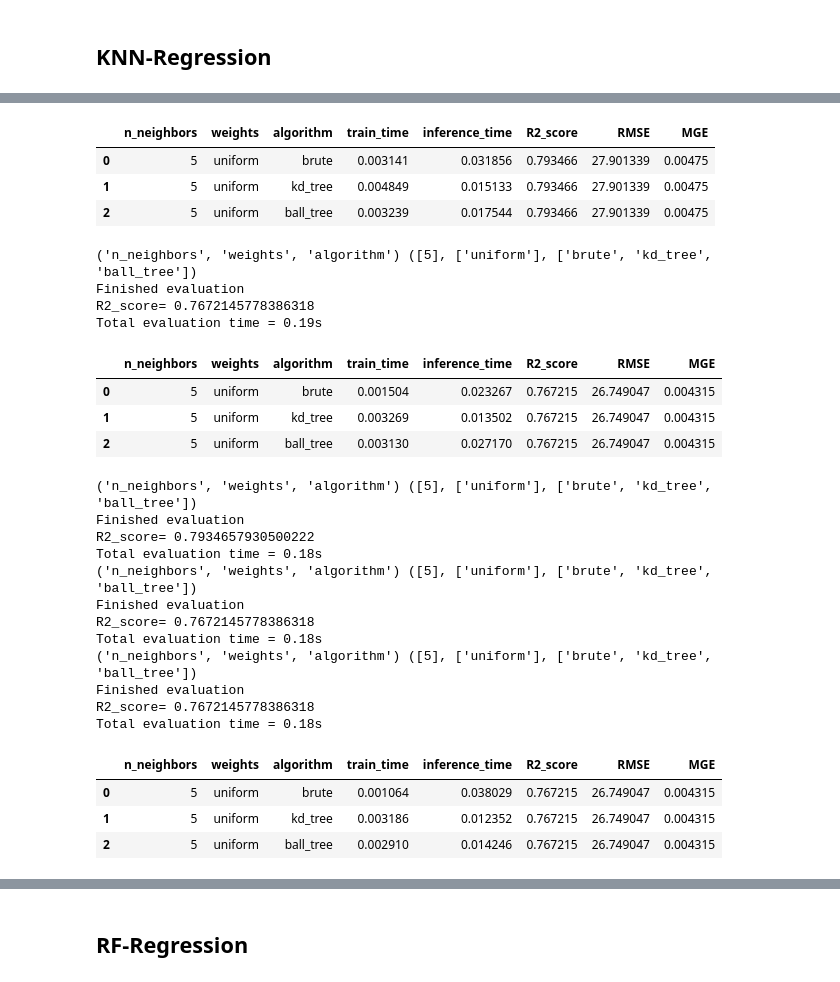
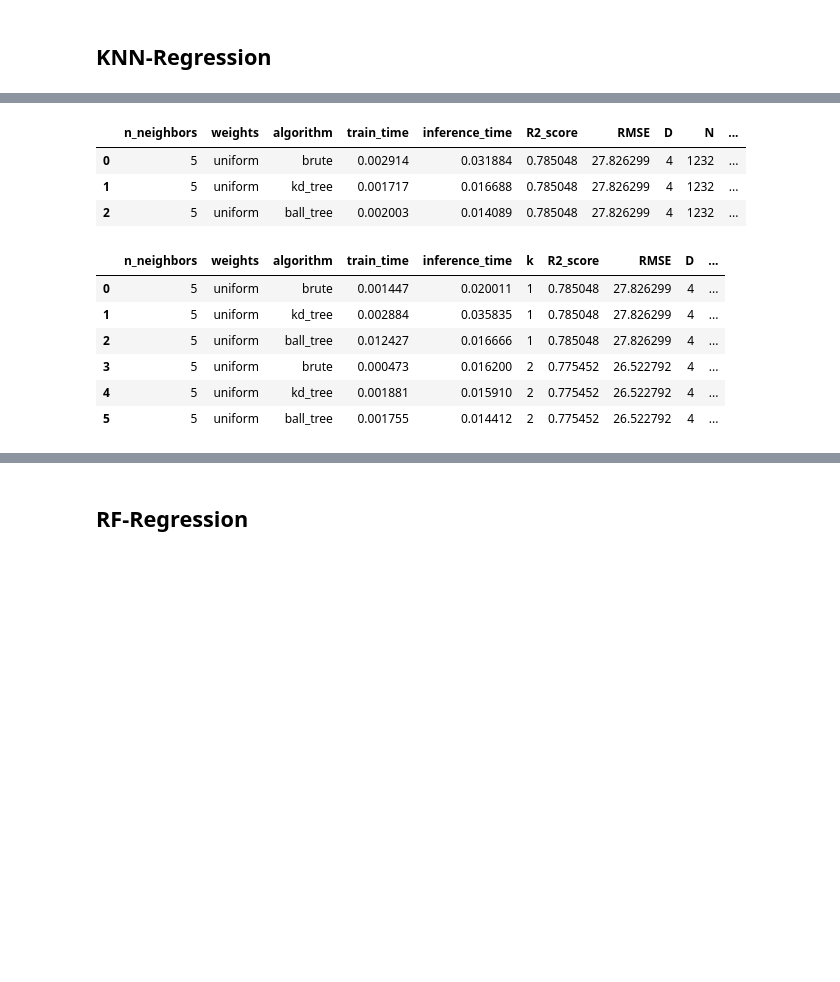
Before and after one commit to hitimr/ML_2020, a Jupyter notebook: Ex2/Moneyball/moneyball_regression.ipynb, the cells around one changed output, grey strips where cells are left out. Saved outputs shown, nothing was run; the diff lists cells and outputs as text; code cells hidden in the pictures; blank space fills up the shorter version.

```diff
--- a/Ex2/Moneyball/moneyball_regression.ipynb
+++ b/Ex2/Moneyball/moneyball_regression.ipynb
@@ -133,12 +112,0 @@ Total evaluation time = 0.17s
-# %%
-plt.figure()
-plt.grid()
-title = "Learning_Curves_(SGD_Sklearn)"
-# Cross validation with 100 iterations to get smoother mean test and train
-# score curves, each time with 20% data randomly selected as a validation set.
-cv = ShuffleSplit(n_splits=n_splits, test_size=0.2, random_state=0)
-
-estimator = SGDRegressor()
-plot_learning_curve(estimator, title, X, Y, ylim=(0.7, 1.01), cv=cv, n_jobs=4,train_sizes=np.linspace(.1, 1.0, n_splits))
-plt.savefig(PATH+title)
-plt.show()
@@ -192,24 +158,15 @@ params = {"n_neighbors": [5],
 NAME = "KNN"
 PATH = "out/"+NAME+"/"
 
-
-modeltrainer = ModelTrainer(MODEL, params, X, Y, Varerror=mean_gamma_deviance, Error="MGE")
+n_splits = 2
+modeltrainer = ModelTrainer(MODEL, params, X, Y, Varerror=mean_gamma_deviance, Error="MGE", thread_cnt=1)
 ########### train with TrainTestSplit  ###################
-modeltrainer.TTSplit(perc = 0.4)
+modeltrainer.TTSplit(test_size = 0.5)
 modeltrainer.train()
-res = modeltrainer.result
-display(res)
-
-
-########### k-Fold Cross validation  ###################
-modeltrainer.CV_fold(k = n_splits, test_size = 0.4, random_state = 42)
-modeltrainer.train()
-res = modeltrainer.result
-display(res)
-
-########### shuffle_Cross validation  ###################
-score_list_KNN = modeltrainer.CV_shuffle_split(k = n_splits, test_size = 0.4, random_state = 42)
-modeltrainer.train()
-res = modeltrainer.result
-display(res)
+results = modeltrainer.retResults(PATH + "sklearn_TTS_KNN.csv")
+display(results)
+############ shuffle_Cross validation  ###################
+modeltrainer.CV_shuffle_split(k = n_splits, test_size = 0.5, random_state = 42)
+results = modeltrainer.retResults(PATH + "sklearn_CV_KNN.csv")
+display(results)
 # %% [output]
@@ -220,28 +173,11 @@ Total evaluation time = 0.19s
-|  | n_neighbors | weights | algorithm | train_time | inference_time | R2_score | RMSE | MGE |
-| 0 | 5 | uniform | brute | 0.003141 | 0.031856 | 0.793466 | 27.901339 | 0.00475 |
-| 1 | 5 | uniform | kd_tree | 0.004849 | 0.015133 | 0.793466 | 27.901339 | 0.00475 |
-| 2 | 5 | uniform | ball_tree | 0.003239 | 0.017544 | 0.793466 | 27.901339 | 0.00475 |
+|  | n_neighbors | weights | algorithm | train_time | inference_time | R2_score | RMSE | D | N | ... |
+| 0 | 5 | uniform | brute | 0.002914 | 0.031884 | 0.785048 | 27.826299 | 4 | 1232 | ... |
+| 1 | 5 | uniform | kd_tree | 0.001717 | 0.016688 | 0.785048 | 27.826299 | 4 | 1232 | ... |
+| 2 | 5 | uniform | ball_tree | 0.002003 | 0.014089 | 0.785048 | 27.826299 | 4 | 1232 | ... |
-('n_neighbors', 'weights', 'algorithm') ([5], ['uniform'], ['brute', 'kd_tree', 'ball_tree'])
-Finished evaluation
-R2_score= 0.7672145778386318
-Total evaluation time = 0.19s
-|  | n_neighbors | weights | algorithm | train_time | inference_time | R2_score | RMSE | MGE |
-| 0 | 5 | uniform | brute | 0.001504 | 0.023267 | 0.767215 | 26.749047 | 0.004315 |
-| 1 | 5 | uniform | kd_tree | 0.003269 | 0.013502 | 0.767215 | 26.749047 | 0.004315 |
-| 2 | 5 | uniform | ball_tree | 0.003130 | 0.027170 | 0.767215 | 26.749047 | 0.004315 |
+|  | n_neighbors | weights | algorithm | train_time | inference_time | k | R2_score | RMSE | D | ... |
+| 0 | 5 | uniform | brute | 0.001447 | 0.020011 | 1 | 0.785048 | 27.826299 | 4 | ... |
+| 1 | 5 | uniform | kd_tree | 0.002884 | 0.035835 | 1 | 0.785048 | 27.826299 | 4 | ... |
+| 2 | 5 | uniform | ball_tree | 0.012427 | 0.016666 | 1 | 0.785048 | 27.826299 | 4 | ... |
+| 3 | 5 | uniform | brute | 0.000473 | 0.016200 | 2 | 0.775452 | 26.522792 | 4 | ... |
+| 4 | 5 | uniform | kd_tree | 0.001881 | 0.015910 | 2 | 0.775452 | 26.522792 | 4 | ... |
+| 5 | 5 | uniform | ball_tree | 0.001755 | 0.014412 | 2 | 0.775452 | 26.522792 | 4 | ... |
-('n_neighbors', 'weights', 'algorithm') ([5], ['uniform'], ['brute', 'kd_tree', 'ball_tree'])
-Finished evaluation
-R2_score= 0.7934657930500222
-Total evaluation time = 0.18s
-('n_neighbors', 'weights', 'algorithm') ([5], ['uniform'], ['brute', 'kd_tree', 'ball_tree'])
-Finished evaluation
-R2_score= 0.7672145778386318
-Total evaluation time = 0.18s
-('n_neighbors', 'weights', 'algorithm') ([5], ['uniform'], ['brute', 'kd_tree', 'ball_tree'])
-Finished evaluation
-R2_score= 0.7672145778386318
-Total evaluation time = 0.18s
-|  | n_neighbors | weights | algorithm | train_time | inference_time | R2_score | RMSE | MGE |
-| 0 | 5 | uniform | brute | 0.001064 | 0.038029 | 0.767215 | 26.749047 | 0.004315 |
-| 1 | 5 | uniform | kd_tree | 0.003186 | 0.012352 | 0.767215 | 26.749047 | 0.004315 |
-| 2 | 5 | uniform | ball_tree | 0.002910 | 0.014246 | 0.767215 | 26.749047 | 0.004315 |
```
Also changed, not shown: parts of 14 cells of this notebook, 46 other files.
